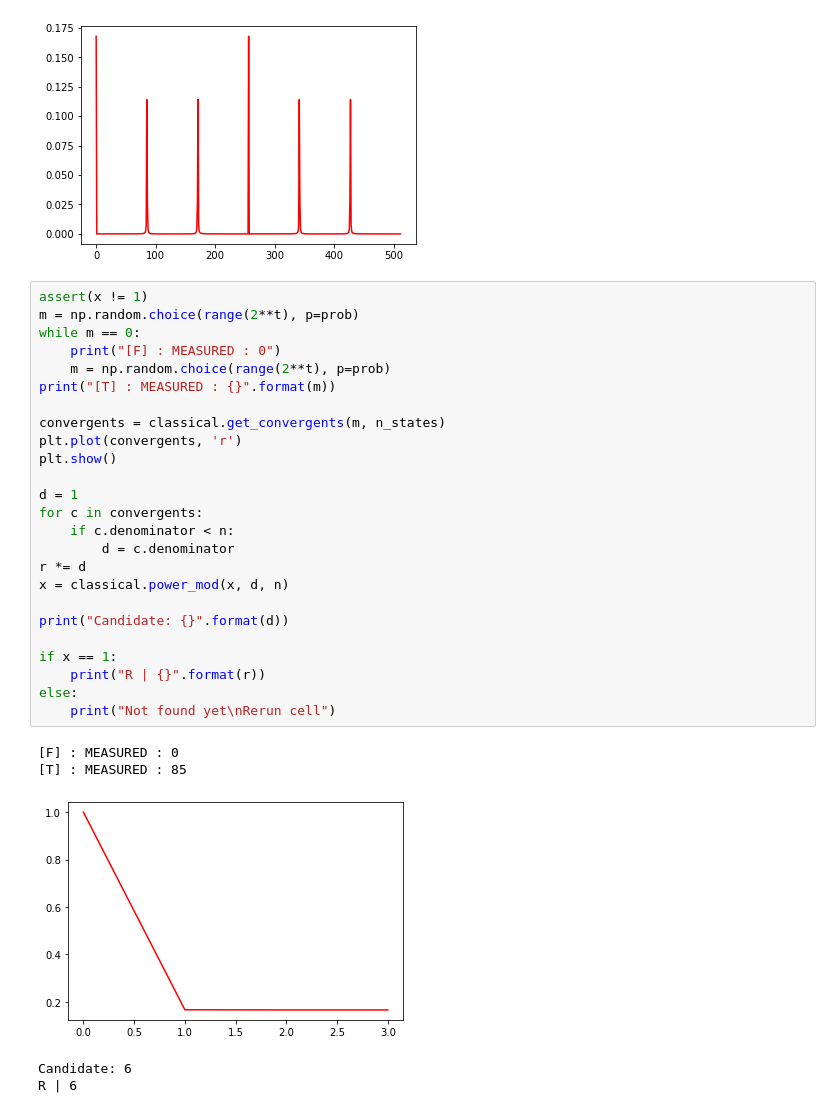
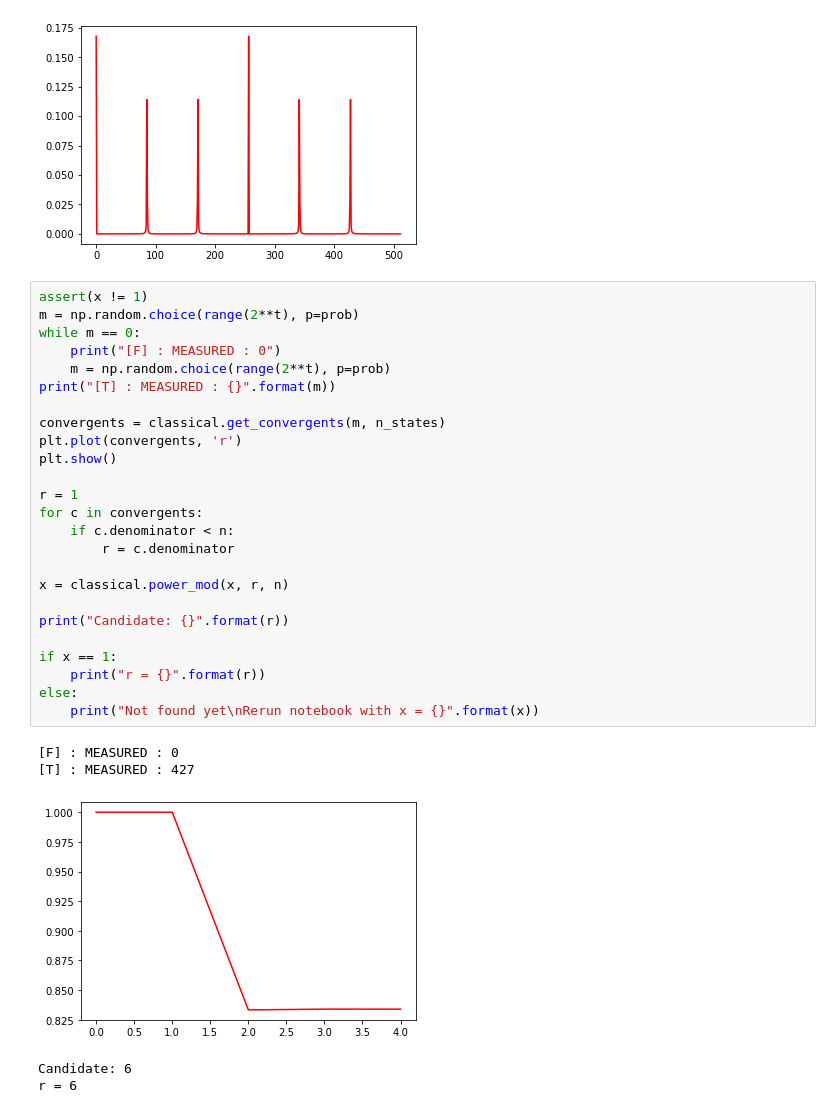
Before and after one commit to jt9485/shor, a Jupyter notebook: notebook.ipynb, the cells around one changed output. Cells and saved outputs as stored; diff of their text form.

Commit message:
Updated notebook to be more explicit

```diff
--- a/notebook.ipynb
+++ b/notebook.ipynb
@@ -56,31 +57,31 @@ plt.show()
 # %%
 assert(x != 1)
 m = np.random.choice(range(2**t), p=prob)
 while m == 0:
     print("[F] : MEASURED : 0")
     m = np.random.choice(range(2**t), p=prob)
 print("[T] : MEASURED : {}".format(m))
 
 convergents = classical.get_convergents(m, n_states)
 plt.plot(convergents, 'r')
 plt.show()
 
-d = 1
+r = 1
 for c in convergents:
     if c.denominator < n:
-        d = c.denominator
-r *= d
-x = classical.power_mod(x, d, n)
+        r = c.denominator
 
-print("Candidate: {}".format(d))
+x = classical.power_mod(x, r, n)
+
+print("Candidate: {}".format(r))
 
 if x == 1:
-    print("R | {}".format(r))
+    print("r = {}".format(r))
 else:
-    print("Not found yet\nRerun cell")
+    print("Not found yet\nRerun notebook with x = {}".format(x))
 # %% [output]
 [F] : MEASURED : 0
-[T] : MEASURED : 85
+[T] : MEASURED : 427
-[figure, old version]
+[figure, new version]
 Candidate: 6
-R | 6
+r = 6
```
Also changed, not shown: parts of 3 cells of this notebook.
